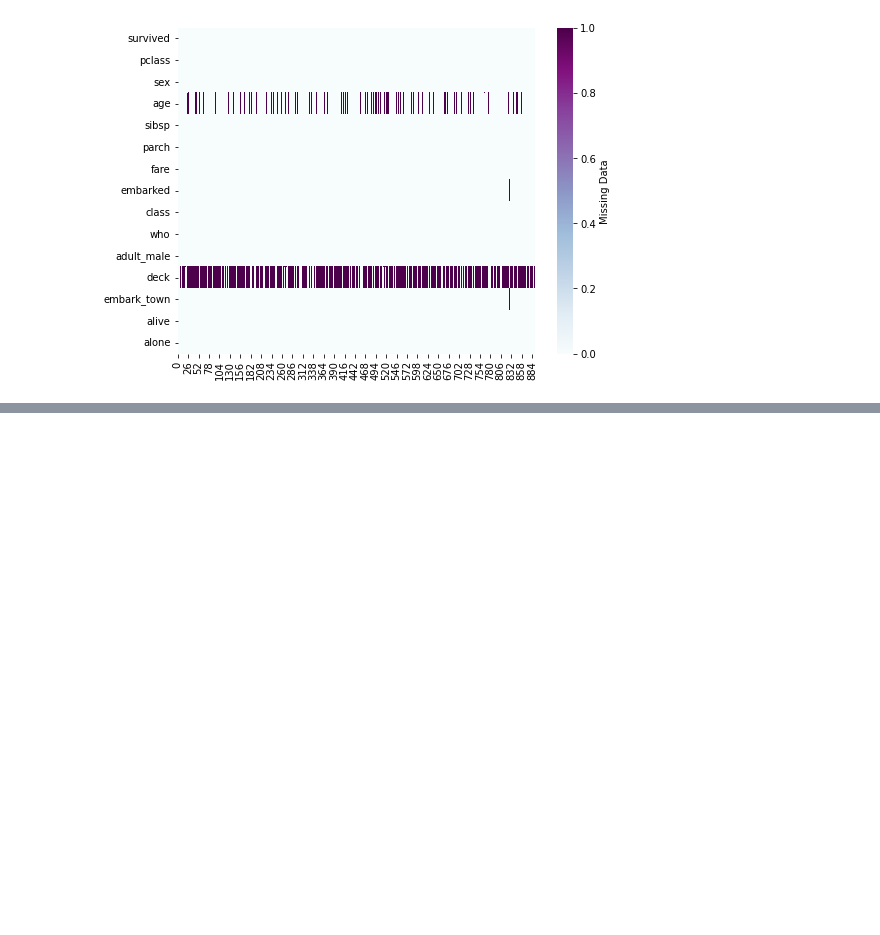
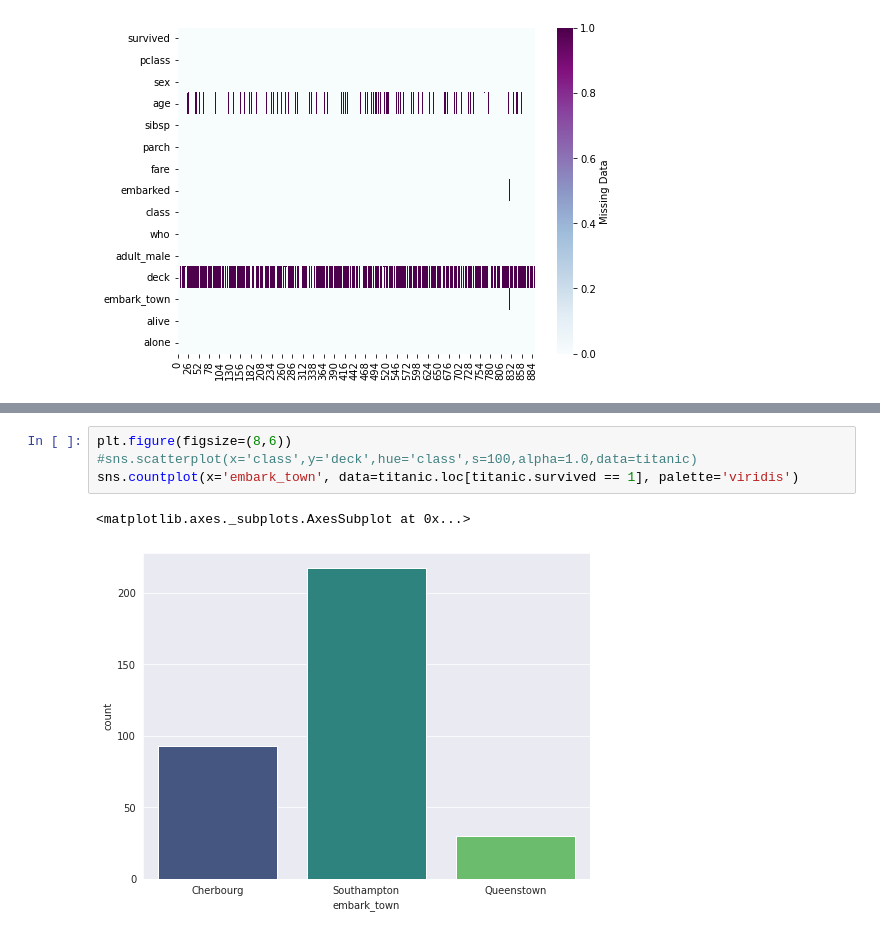
Before and after one commit to RanjitMenon09/MachineLearning, a Jupyter notebook: DataVisualization/titanicDataset/DataVisualization.ipynb, the cells around one changed output, grey strips where cells are left out. Saved outputs shown, nothing was run; the diff lists cells and outputs as text; blank space fills up the shorter version.

```diff
--- a/DataVisualization/titanicDataset/DataVisualization.ipynb
+++ b/DataVisualization/titanicDataset/DataVisualization.ipynb
@@ -81,0 +121,7 @@ plt.show()
+# %%
+plt.figure(figsize=(8,6))
+#sns.scatterplot(x='class',y='deck',hue='class',s=100,alpha=1.0,data=titanic)
+sns.countplot(x='embark_town', data=titanic.loc[titanic.survived == 1], palette='viridis')
+# %% [output]
+<matplotlib.axes._subplots.AxesSubplot at 0x...>
+[figure, added]
```
Also changed, not shown: parts of 7 cells of this notebook.
